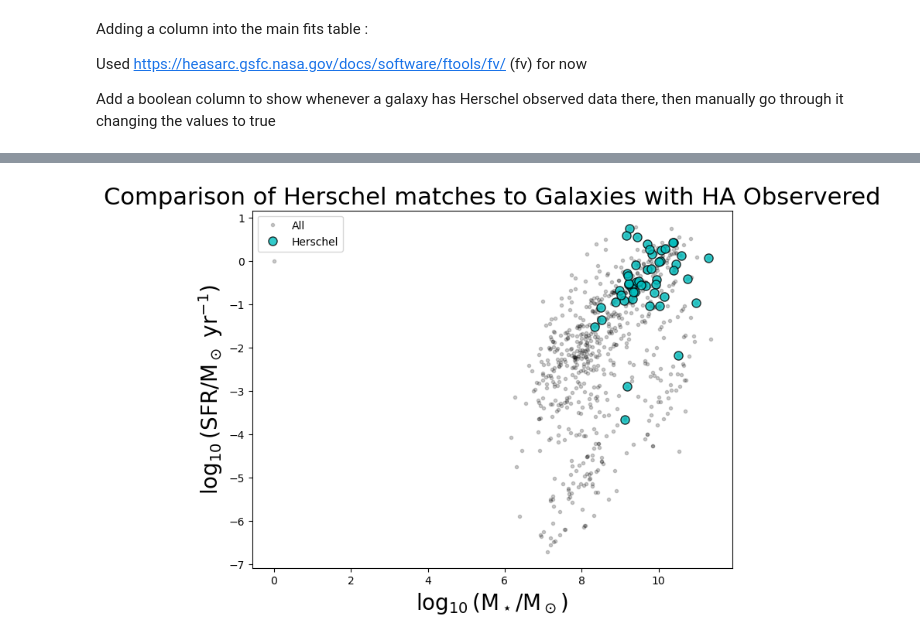
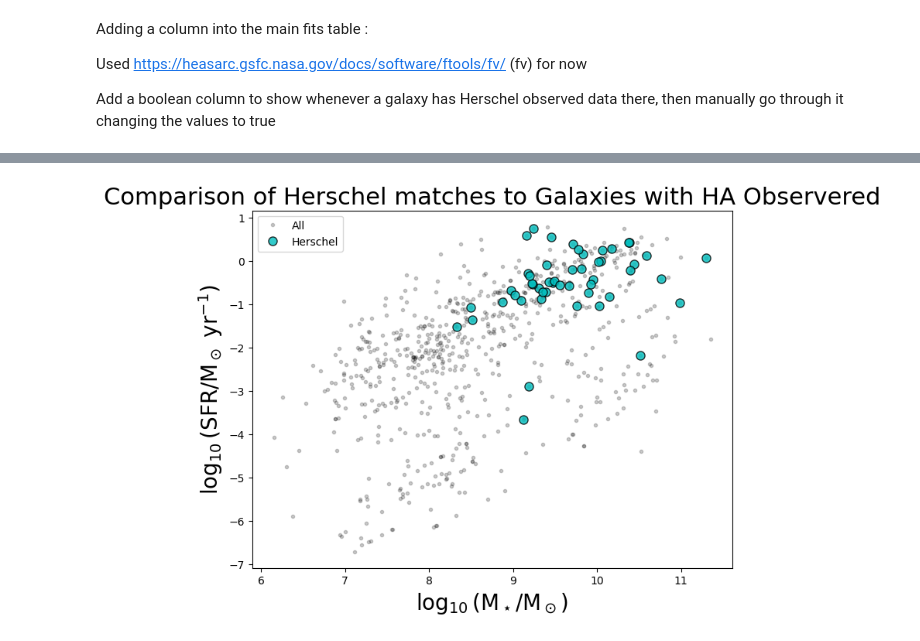
Before and after one commit to Colouss/HTML-building, a Jupyter notebook: End-of-semester documentations.ipynb, the cells around one changed output, grey strips where cells are left out. Drawn from its saved outputs; the diff is of its cells as text; code cells hidden in the pictures.

```diff
--- a/End-of-semester documentations.ipynb
+++ b/End-of-semester documentations.ipynb
@@ -193,22 +193,22 @@ Table length=6780
 # %%
 #Can be used to plot other things
 
 plt.figure(figsize=(8,6))
 # make a flag for those with an available stellar mass
 flag = v.main['HAobsflag']
-
+zeroflag = v.magphys['logMstar'] > 0
 # plot SFR vs stellar mass
-plt.plot(v.magphys['logMstar'][flag],v.magphys['logSFR'][flag],'k.',alpha=.2,label='All')
+plt.plot(v.magphys['logMstar'][flag & zeroflag],v.magphys['logSFR'][flag &zeroflag],'k.',alpha=.2,label='All')
 
 # now let's plot the CO sources as well
 flagHerschel = (v.magphys['logMstar'] > 0) & v.main['Herschelflag']
 plt.plot(v.magphys['logMstar'][flagHerschel],v.magphys['logSFR'][flagHerschel],'co',markersize=8,mec='k',alpha=.8,label='Herschel')
 
 plt.legend()
 
 plt.xlabel(r'$\rm \log_{10}(M_\star/M_\odot)$',fontsize=20)
 plt.ylabel(r'$\rm \log_{10}(SFR/M_\odot~yr^{-1})$',fontsize=20)
 plt.title('Comparison of Herschel matches to Galaxies with HA Observered',fontsize=22)
 plt.savefig(plotdir+'HAObsFlagvsHerschel.png', dpi=150)
 # %% [output]
-[figure, old version]
+[figure, new version]
```
Also changed, not shown: parts of 5 cells of this notebook.
